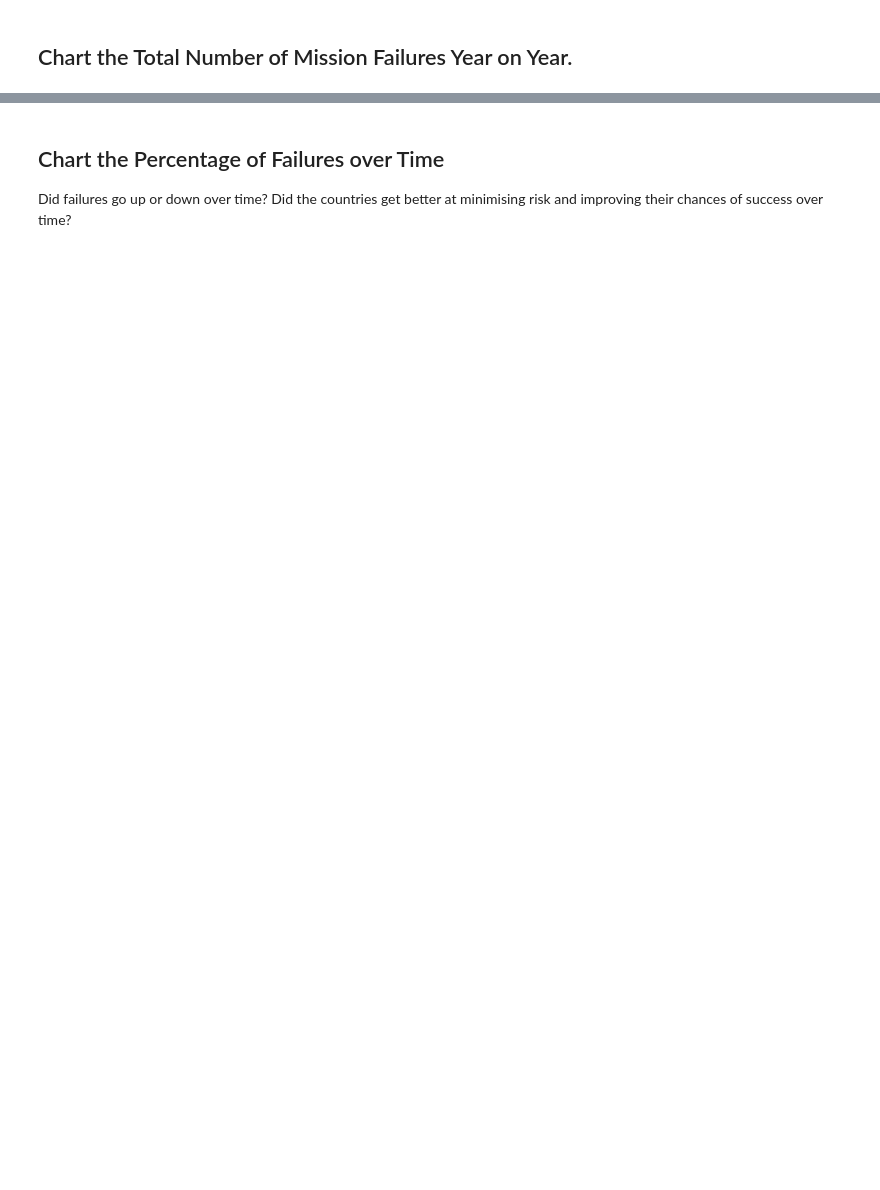
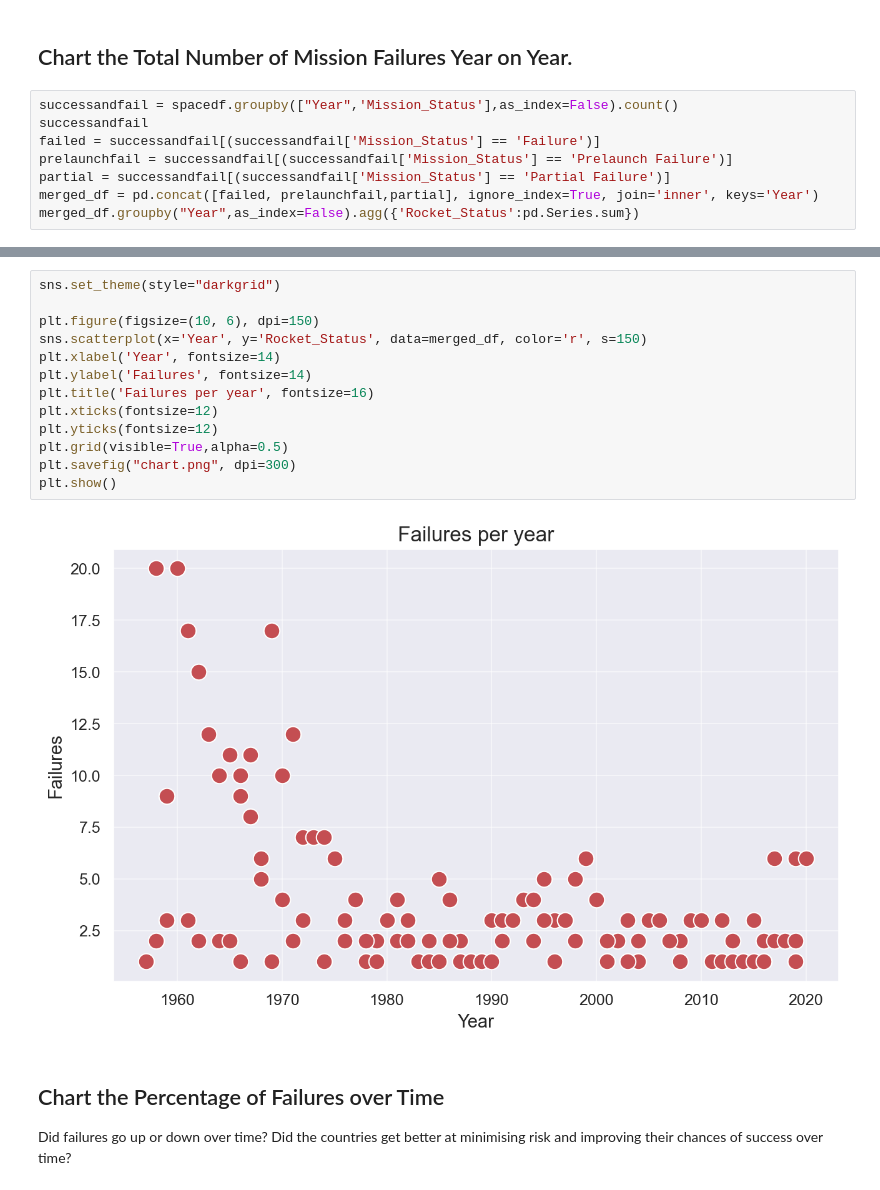
Before and after one commit to JustAnotherHeroRiding/day-98-NASA-space-missions-analysis, a Jupyter notebook: Space_Missions_Analysis_(start).ipynb, the cells around one changed output, grey strips where cells are left out. Cells and saved outputs as stored; diff of their text form; blank space fills up the shorter version.

```diff
--- a/Space_Missions_Analysis_(start).ipynb
+++ b/Space_Missions_Analysis_(start).ipynb
@@ -631,2 +646,10 @@ Hint: Remember to include former Soviet Republics like Kazakhstan when analysing
 # %% [markdown]
 ## Chart the Total Number of Mission Failures Year on Year.
+# %%
+successandfail = spacedf.groupby(["Year",'Mission_Status'],as_index=False).count()
+successandfail
+failed = successandfail[(successandfail['Mission_Status'] == 'Failure')]
+prelaunchfail = successandfail[(successandfail['Mission_Status'] == 'Prelaunch Failure')]
+partial = successandfail[(successandfail['Mission_Status'] == 'Partial Failure')]
+merged_df = pd.concat([failed, prelaunchfail,partial], ignore_index=True, join='inner', keys='Year')
+merged_df.groupby("Year",as_index=False).agg({'Rocket_Status':pd.Series.sum})
@@ -633,3 +670,18 @@ Hint: Remember to include former Soviet Republics like Kazakhstan when analysing
+# %%
+sns.set_theme(style="darkgrid")
+
+plt.figure(figsize=(10, 6), dpi=150)
+sns.scatterplot(x='Year', y='Rocket_Status', data=merged_df, color='r', s=150)
+plt.xlabel('Year', fontsize=14)
+plt.ylabel('Failures', fontsize=14)
+plt.title('Failures per year', fontsize=16)
+plt.xticks(fontsize=12)
+plt.yticks(fontsize=12)
+plt.grid(visible=True,alpha=0.5)
+plt.savefig("chart.png", dpi=300)
+plt.show()
+# %% [output]
+[figure, added]
 # %% [markdown]
 ## Chart the Percentage of Failures over Time
 
```
Also changed, not shown: parts of 17 cells of this notebook, 2 other files.
